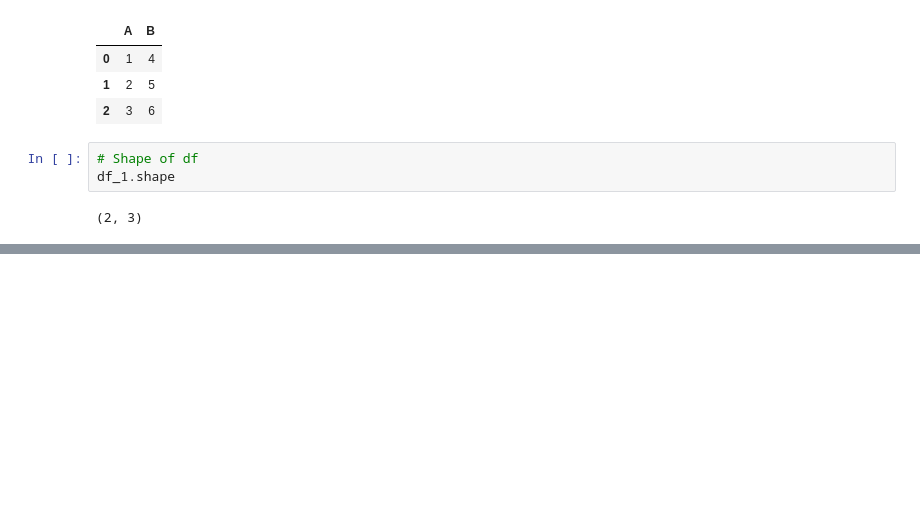
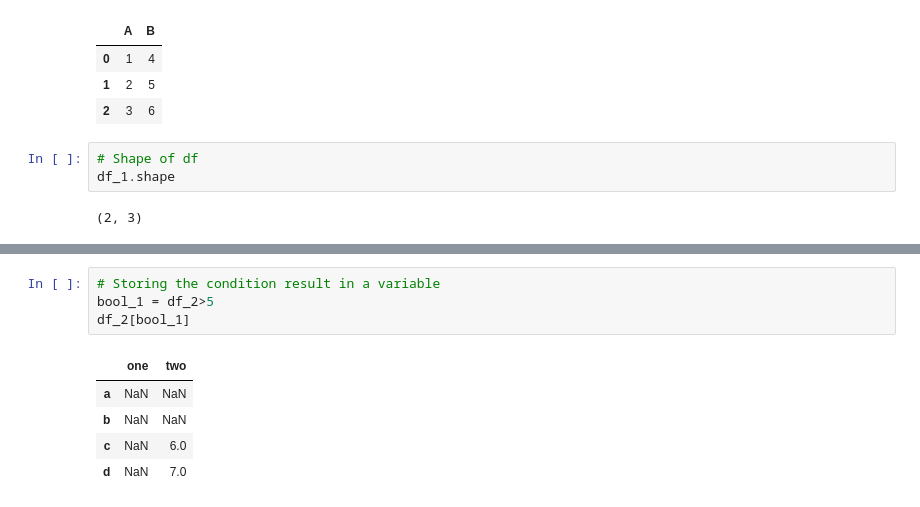
Before and after one commit to JP109/ML-Basics, a Jupyter notebook: Pandas.ipynb, the cells around one changed output, grey strips where cells are left out. Drawn from its saved outputs; the diff is of its cells as text; blank space fills up the shorter version.

```diff
--- a/Pandas.ipynb
+++ b/Pandas.ipynb
@@ -238,0 +304,10 @@ df_1
+# %%
+# Storing the condition result in a variable
+bool_1 = df_2>5
+df_2[bool_1]
+# %% [output]
+|  | one | two |
+| a | NaN | NaN |
+| b | NaN | NaN |
+| c | NaN | 6.0 |
+| d | NaN | 7.0 |
```
Also changed, not shown: parts of 25 cells of this notebook.
